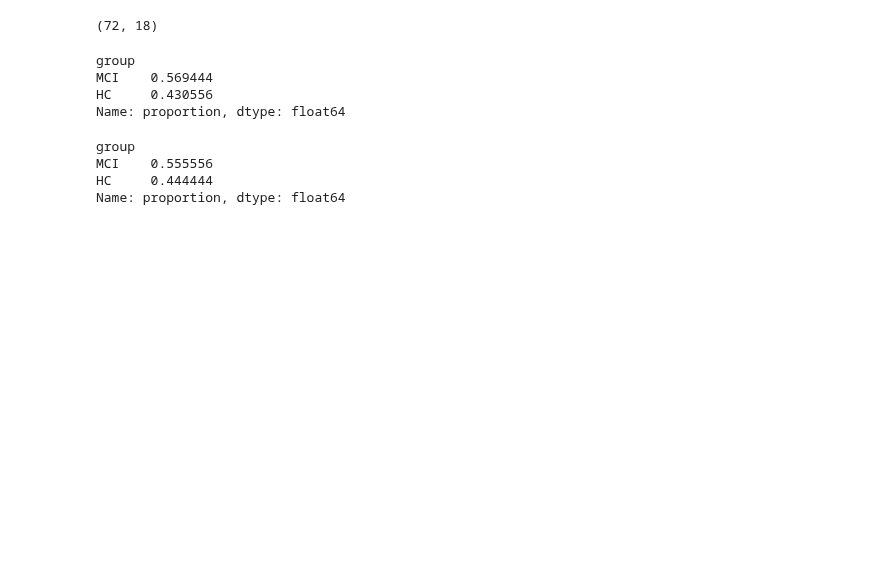
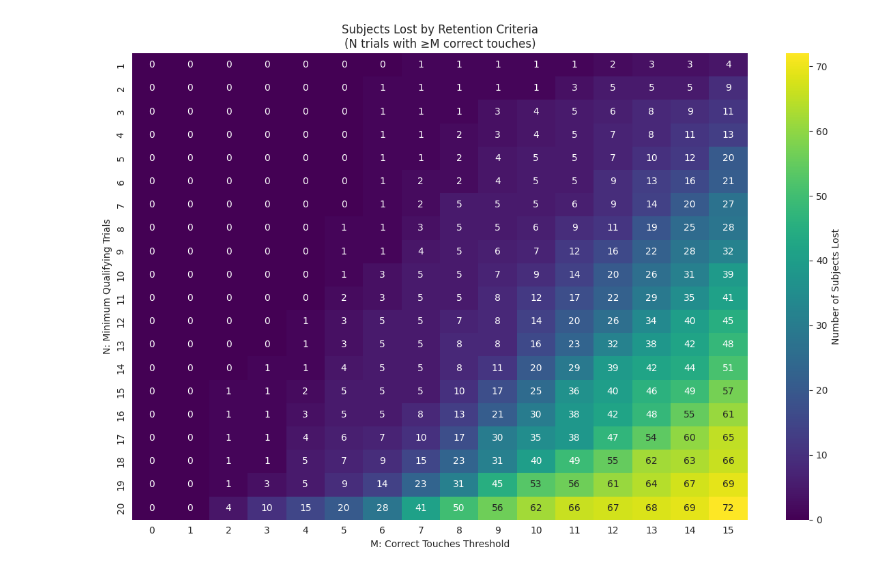
Before and after one commit to gianluca-capelo/tmt-analysis, a Jupyter notebook: notebooks/analyze_train_set.ipynb, the cells around one changed output. Saved outputs shown, nothing was run; the diff lists cells and outputs as text; code cells hidden in the pictures; blank space fills up the shorter version.

Commit message:
eval

```diff
--- a/notebooks/analyze_train_set.ipynb
+++ b/notebooks/analyze_train_set.ipynb
@@ -1,7 +1,8 @@
 # %%
 import pandas as pd
 
-from src.config import TRAIN_SET_PATH, EVAL_SET_PATH
+from src.config import TRAIN_SET_PATH, RANDOM_STATE
 
-train_set = pd.read_csv(TRAIN_SET_PATH)
-eval_set = pd.read_csv(EVAL_SET_PATH)
+train_set = pd.read_csv(TRAIN_SET_PATH, index_col=0)
+
+train_set
@@ -8,18 +23,49 @@ eval_set = pd.read_csv(EVAL_SET_PATH)
-# %%
-len(train_set["subject_id"].unique()),len(eval_set["subject_id"].unique())
-# %% [output]
-(72, 18)
-# %%
-train_set["group"].value_counts(normalize=True)
-# %% [output]
-group
-MCI    0.569444
-HC     0.430556
-Name: proportion, dtype: float64
-# %%
-eval_set["group"].value_counts(normalize=True)
-# %% [output]
-group
-MCI    0.555556
-HC     0.444444
-Name: proportion, dtype: float64
+# %%
+import seaborn as sns
+import matplotlib.pyplot as plt
+
+subjects = train_set['subject_id'].unique()
+total_subjects = len(subjects)
+
+# Maximum number of trials per subject (should be 15)
+max_trials = train_set['trial_id'].nunique()
+
+# Prepare a grid for N (required number of qualifying trials) and M (threshold correct touches)
+N_values = range(1, max_trials + 1)  # 1 through 15
+M_values = range(0, 16)  # 0 through 15 possible touches
+
+# Initialize a DataFrame to store the number of subjects lost for each (N, M)
+lost_matrix = pd.DataFrame(index=N_values, columns=M_values)
+
+# Precompute per-subject counts for each M threshold
+# subject_counts[M] = number of trials where correct_targets_touches >= M
+subject_counts = pd.DataFrame(index=subjects, columns=M_values)
+
+for M in M_values:
+    counts = train_set.groupby('subject_id')['correct_targets_touches'] \
+        .apply(lambda touches: (touches >= M).sum())
+    subject_counts[M] = counts
+
+# Compute lost subjects for each (N, M)
+for N in N_values:
+    for M in M_values:
+        retained = (subject_counts[M] >= N).sum()
+        lost = total_subjects - retained
+        lost_matrix.at[N, M] = lost
+
+# Plot heatmap of lost subjects
+plt.figure(figsize=(12, 8))
+sns.heatmap(
+    lost_matrix.astype(int),
+    annot=True,
+    fmt="d",
+    cmap="viridis",
+    cbar_kws={'label': 'Number of Subjects Lost'}
+)
+plt.title('Subjects Lost by Retention Criteria\n(N trials with ≥M correct touches)')
+plt.xlabel('M: Correct Touches Threshold')
+plt.ylabel('N: Minimum Qualifying Trials')
+plt.tight_layout()
+plt.show()
+# %% [output]
+[figure, added]
```
Also changed, not shown: parts of 7 cells of this notebook, 2 other files.
